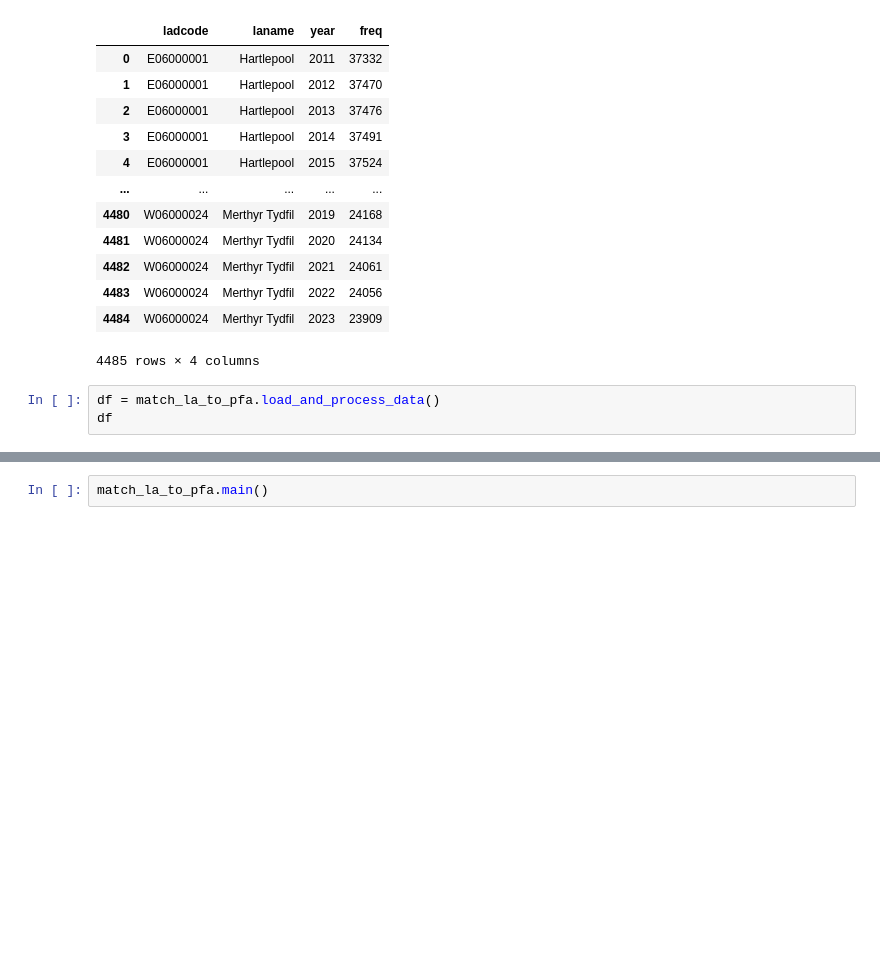
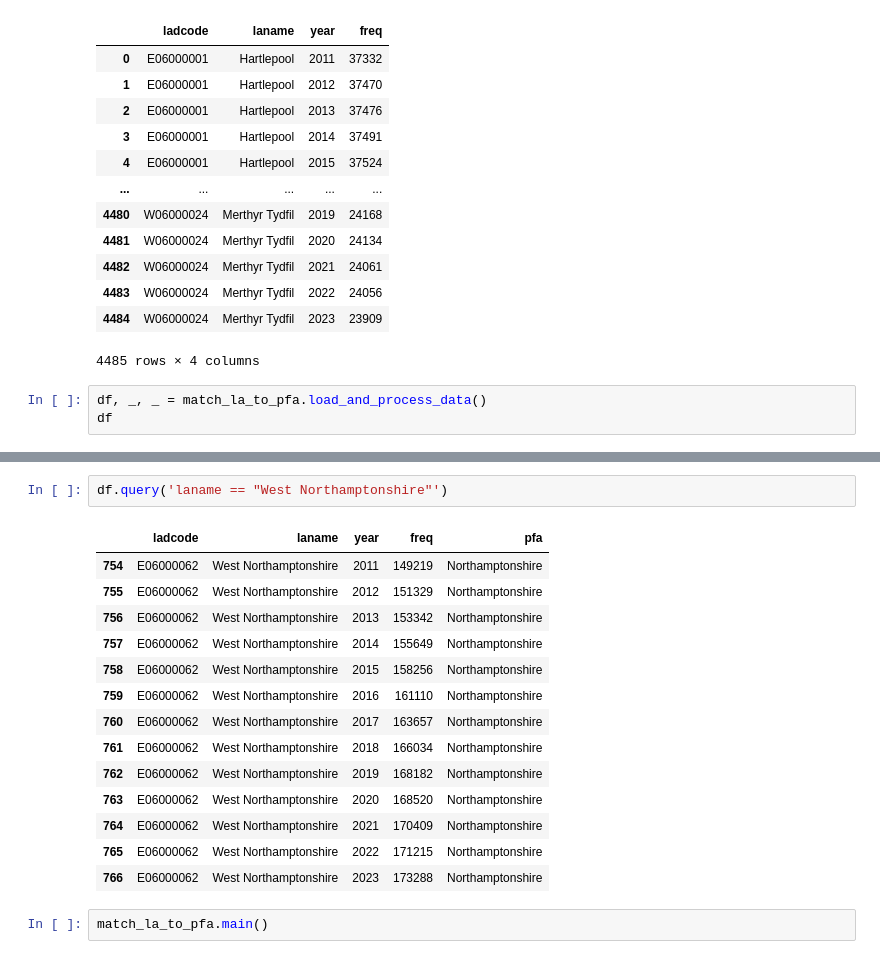
Before and after one commit to Prison-Reform-Trust/womens-imprisonment-PFA, a Jupyter notebook: notebooks/processing_data/1.6-ah-match-la-to-pfa.ipynb, the cells around one changed output, grey strips where cells are left out. Saved outputs shown, nothing was run; the diff lists cells and outputs as text; blank space fills up the shorter version.

```diff
--- a/notebooks/processing_data/1.6-ah-match-la-to-pfa.ipynb
+++ b/notebooks/processing_data/1.6-ah-match-la-to-pfa.ipynb
@@ -288,6 +291,6 @@ df2
 | 4484 | W06000024 | Merthyr Tydfil | 2023 | 23909 |
 4485 rows × 4 columns
 # %%
-df = match_la_to_pfa.load_and_process_data()
+df, _, _ = match_la_to_pfa.load_and_process_data()
 df
 # %% [output]
@@ -306,6 +312,23 @@ df
 | 4483 | W06000024 | Merthyr Tydfil | 2022 | 24056 | South Wales |
 | 4484 | W06000024 | Merthyr Tydfil | 2023 | 23909 | South Wales |
 4121 rows × 5 columns
+# %%
+df.query('laname == "West Northamptonshire"')
+# %% [output]
+|  | ladcode | laname | year | freq | pfa |
+| 754 | E06000062 | West Northamptonshire | 2011 | 149219 | Northamptonshire |
+| 755 | E06000062 | West Northamptonshire | 2012 | 151329 | Northamptonshire |
+| 756 | E06000062 | West Northamptonshire | 2013 | 153342 | Northamptonshire |
+| 757 | E06000062 | West Northamptonshire | 2014 | 155649 | Northamptonshire |
+| 758 | E06000062 | West Northamptonshire | 2015 | 158256 | Northamptonshire |
+| 759 | E06000062 | West Northamptonshire | 2016 | 161110 | Northamptonshire |
+| 760 | E06000062 | West Northamptonshire | 2017 | 163657 | Northamptonshire |
+| 761 | E06000062 | West Northamptonshire | 2018 | 166034 | Northamptonshire |
+| 762 | E06000062 | West Northamptonshire | 2019 | 168182 | Northamptonshire |
+| 763 | E06000062 | West Northamptonshire | 2020 | 168520 | Northamptonshire |
+| 764 | E06000062 | West Northamptonshire | 2021 | 170409 | Northamptonshire |
+| 765 | E06000062 | West Northamptonshire | 2022 | 171215 | Northamptonshire |
+| 766 | E06000062 | West Northamptonshire | 2023 | 173288 | Northamptonshire |
 # %%
 match_la_to_pfa.main()
 # %% [output]
```
Also changed, not shown: parts of 2 cells of this notebook, 3 other files.
